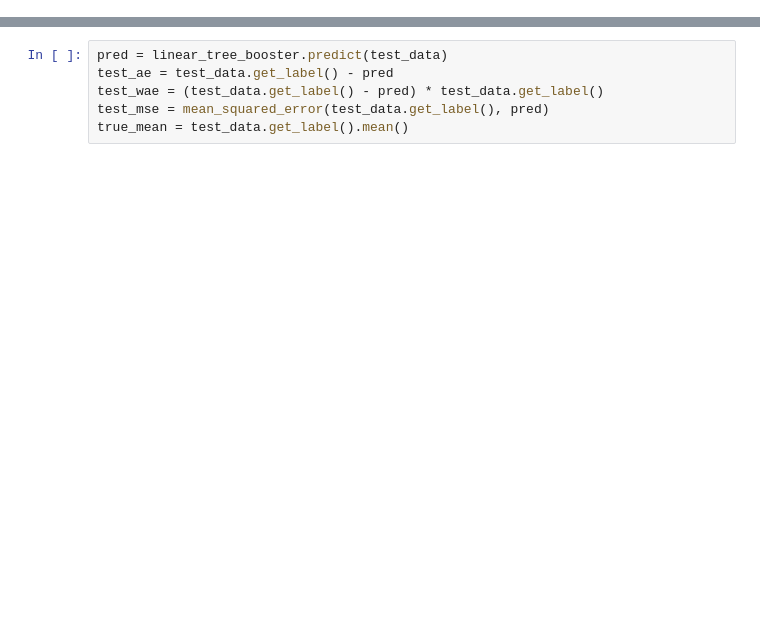
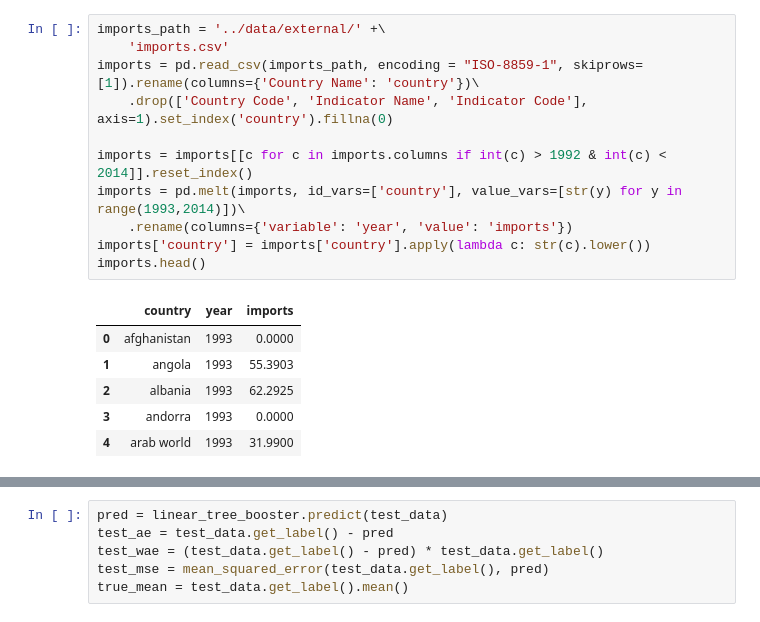
Before and after one commit to feliuserra/Luminosity, a Jupyter notebook: notebooks/model-dynamic_panel_regression.ipynb, the cells around one changed output, grey strips where cells are left out. Saved outputs shown, nothing was run; the diff lists cells and outputs as text; blank space fills up the shorter version.

```diff
--- a/notebooks/model-dynamic_panel_regression.ipynb
+++ b/notebooks/model-dynamic_panel_regression.ipynb
@@ -88,0 +127,18 @@ inflation.head()
+# %%
+imports_path = '../data/external/' +\
+    'imports.csv'
+imports = pd.read_csv(imports_path, encoding = "ISO-8859-1", skiprows=[1]).rename(columns={'Country Name': 'country'})\
+    .drop(['Country Code', 'Indicator Name', 'Indicator Code'], axis=1).set_index('country').fillna(0)
+
+imports = imports[[c for c in imports.columns if int(c) > 1992 & int(c) < 2014]].reset_index()
+imports = pd.melt(imports, id_vars=['country'], value_vars=[str(y) for y in range(1993,2014)])\
+    .rename(columns={'variable': 'year', 'value': 'imports'})
+imports['country'] = imports['country'].apply(lambda c: str(c).lower())
+imports.head()
+# %% [output]
+|  | country | year | imports |
+| 0 | afghanistan | 1993 | 0.0000 |
+| 1 | angola | 1993 | 55.3903 |
+| 2 | albania | 1993 | 62.2925 |
+| 3 | andorra | 1993 | 0.0000 |
+| 4 | arab world | 1993 | 31.9900 |
```
Also changed, not shown: parts of 22 cells of this notebook.
